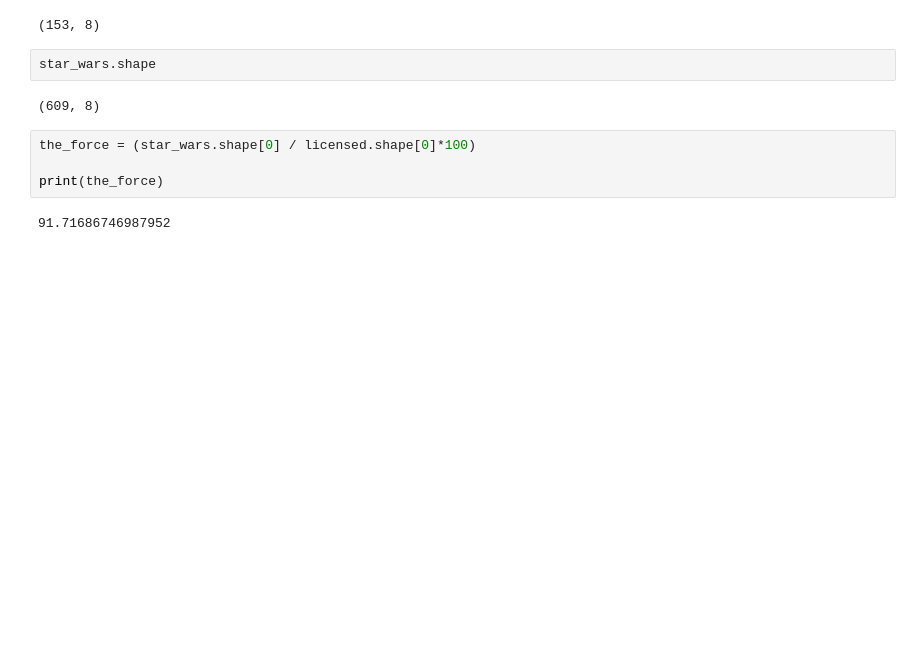
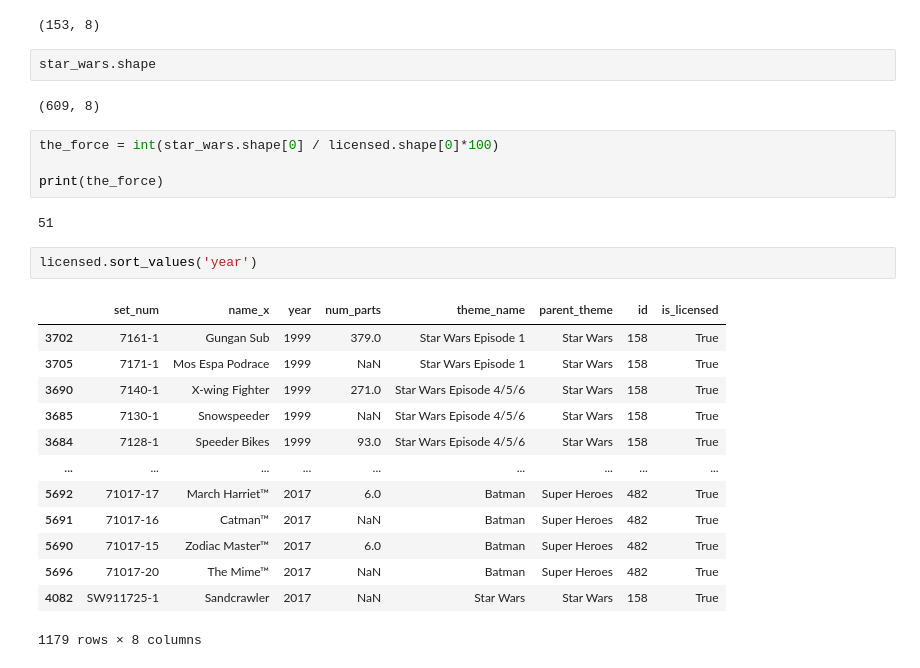
Before and after one commit to dilaraesmer/Exploratory_Data_Analysis_Project, a Jupyter notebook: real_world_data_analysis.ipynb, the cells around one changed output. Drawn from its saved outputs; the diff is of its cells as text; blank space fills up the shorter version.

```diff
--- a/real_world_data_analysis.ipynb
+++ b/real_world_data_analysis.ipynb
@@ -86,8 +86,24 @@ star_wars.shape
 # %% [output]
 (609, 8)
 # %%
-the_force = (star_wars.shape[0] / licensed.shape[0]*100)
+the_force = int(star_wars.shape[0] / licensed.shape[0]*100)
 
 print(the_force)
 # %% [output]
-91.71686746987952
+51
+# %%
+licensed.sort_values('year')
+# %% [output]
+|  | set_num | name_x | year | num_parts | theme_name | parent_theme | id | is_licensed |
+| 3702 | 7161-1 | Gungan Sub | 1999 | 379.0 | Star Wars Episode 1 | Star Wars | 158 | True |
+| 3705 | 7171-1 | Mos Espa Podrace | 1999 | NaN | Star Wars Episode 1 | Star Wars | 158 | True |
+| 3690 | 7140-1 | X-wing Fighter | 1999 | 271.0 | Star Wars Episode 4/5/6 | Star Wars | 158 | True |
+| 3685 | 7130-1 | Snowspeeder | 1999 | NaN | Star Wars Episode 4/5/6 | Star Wars | 158 | True |
+| 3684 | 7128-1 | Speeder Bikes | 1999 | 93.0 | Star Wars Episode 4/5/6 | Star Wars | 158 | True |
+| ... | ... | ... | ... | ... | ... | ... | ... | ... |
+| 5692 | 71017-17 | March Harriet™ | 2017 | 6.0 | Batman | Super Heroes | 482 | True |
+| 5691 | 71017-16 | Catman™ | 2017 | NaN | Batman | Super Heroes | 482 | True |
+| 5690 | 71017-15 | Zodiac Master™ | 2017 | 6.0 | Batman | Super Heroes | 482 | True |
+| 5696 | 71017-20 | The Mime™ | 2017 | NaN | Batman | Super Heroes | 482 | True |
+| 4082 | SW911725-1 | Sandcrawler | 2017 | NaN | Star Wars | Star Wars | 158 | True |
+1179 rows × 8 columns
```
Also changed, not shown: parts of 1 cell of this notebook.
